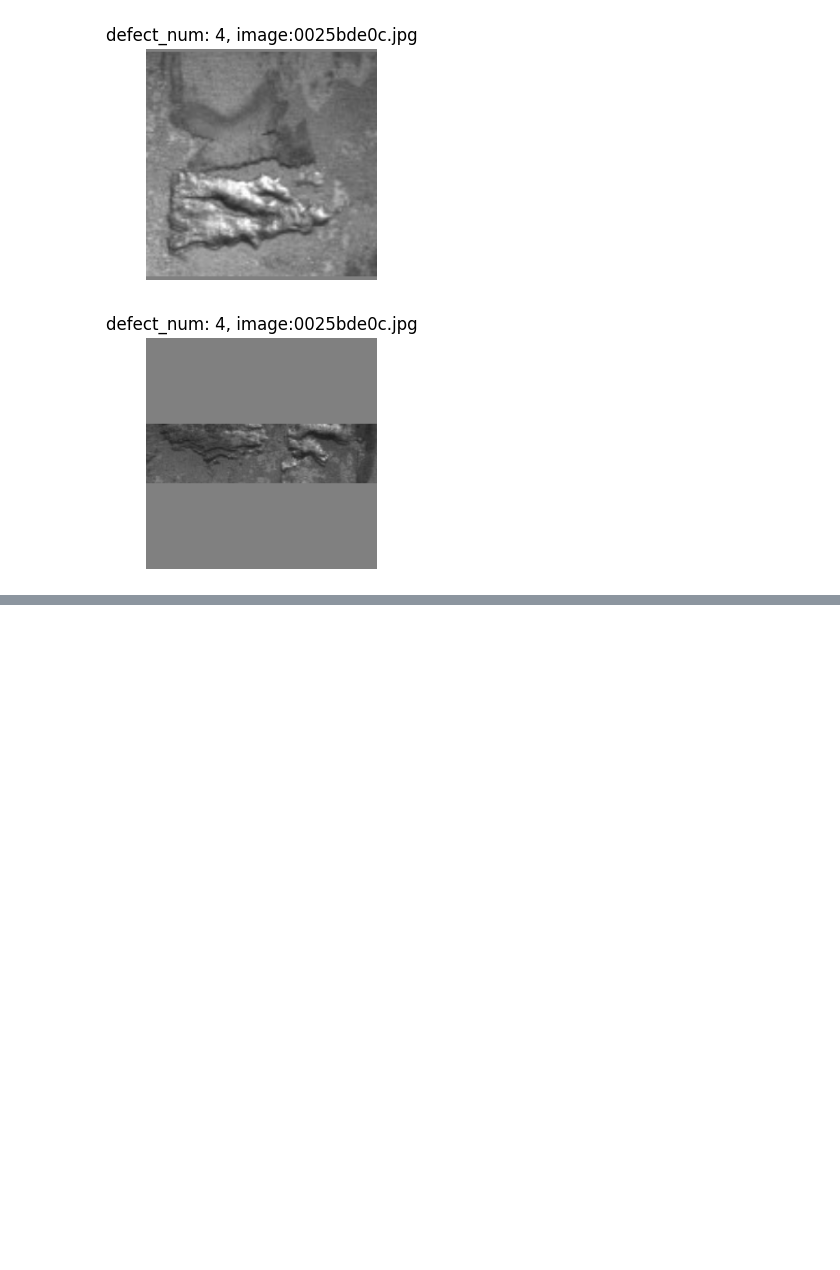
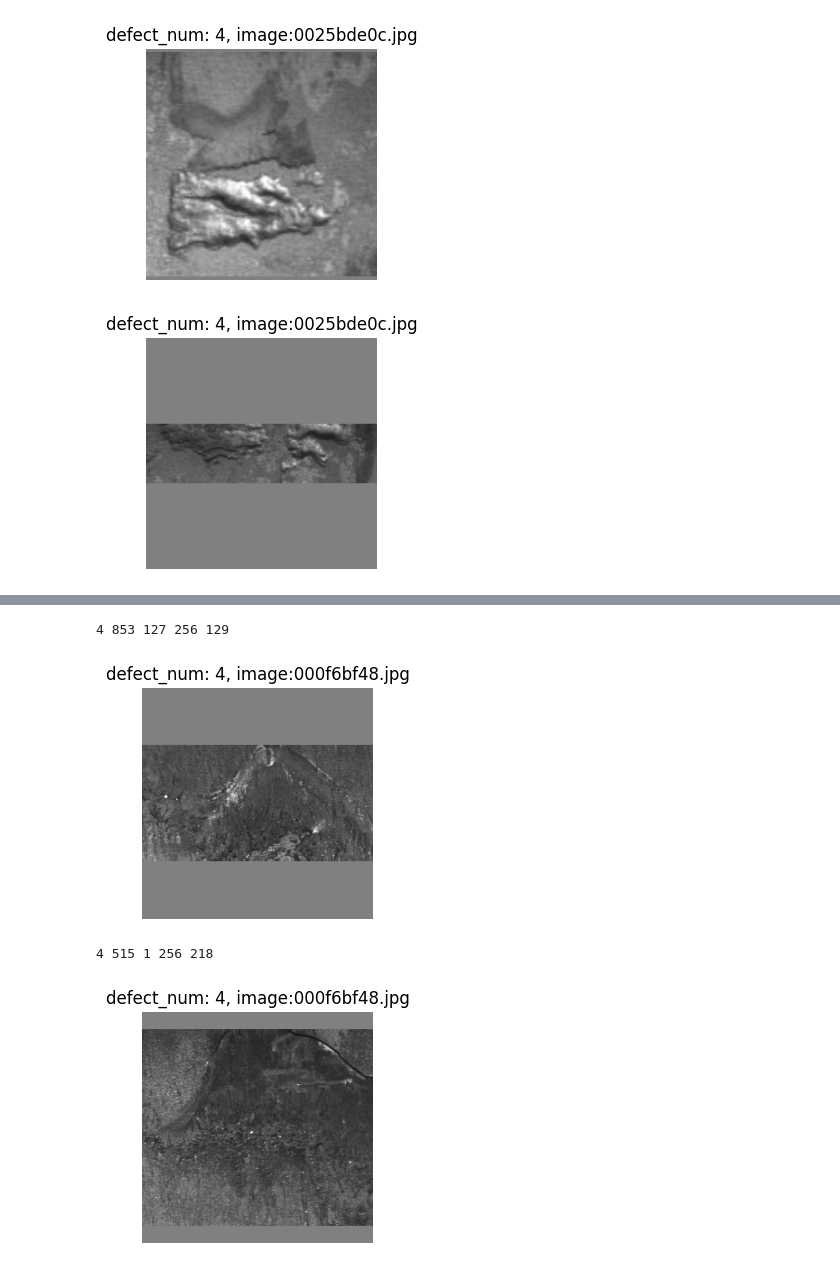
Before and after one commit to June222/capstone-2023-1-02, a Jupyter notebook: AI/Data-preprocessing/data_preprocessing_V3.ipynb, the cells around one changed output, grey strips where cells are left out. Cells and saved outputs as stored; diff of their text form; code cells hidden in the pictures; blank space fills up the shorter version.

```diff
--- a/AI/Data-preprocessing/data_preprocessing_V3.ipynb
+++ b/AI/Data-preprocessing/data_preprocessing_V3.ipynb
@@ -196,0 +291,7 @@ show_mask_image_v1(5)
+# %%
+show_mask_image_v2(3)
+# %% [output]
+4 853 127 256 129
+[figure, added]
+4 515 1 256 218
+[figure, added]
```
Also changed, not shown: parts of 5 cells of this notebook.
